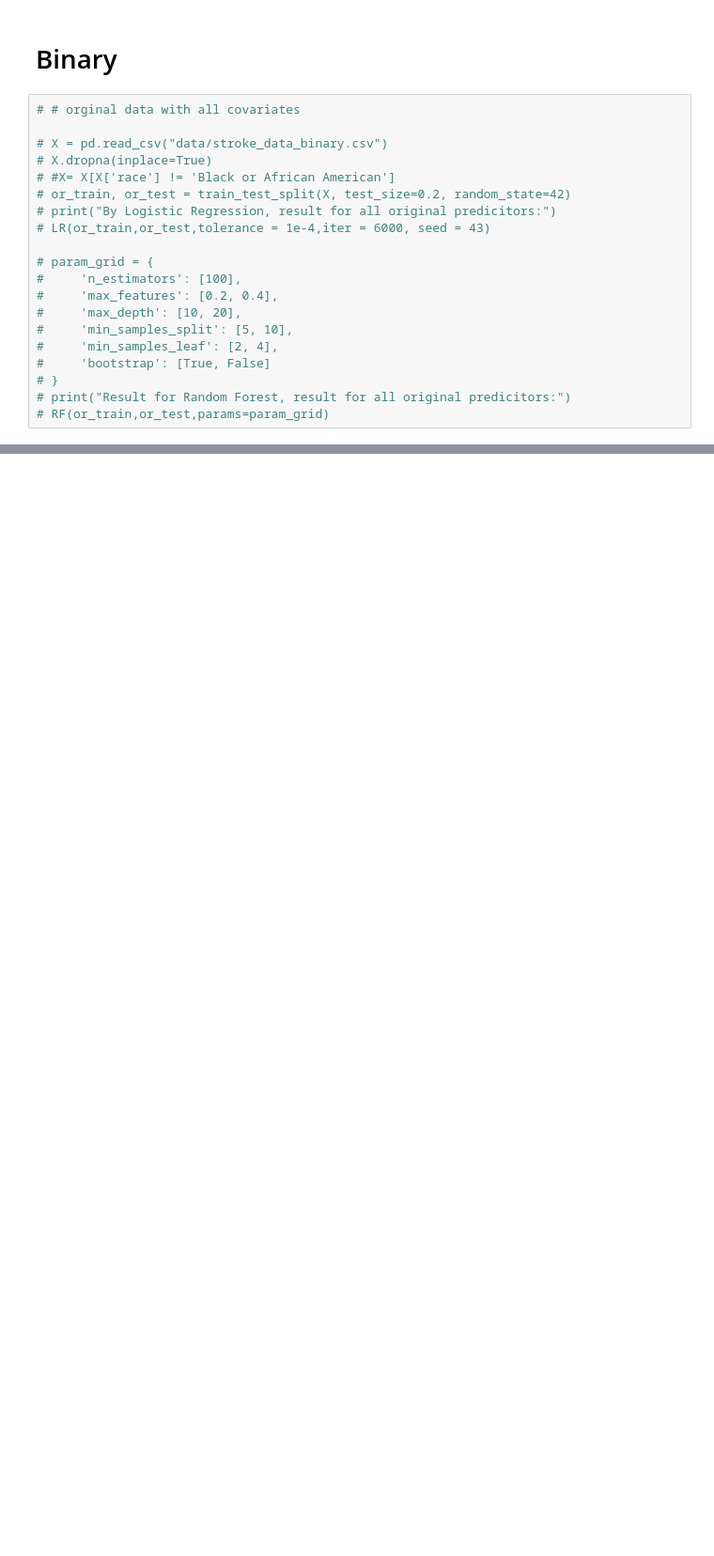
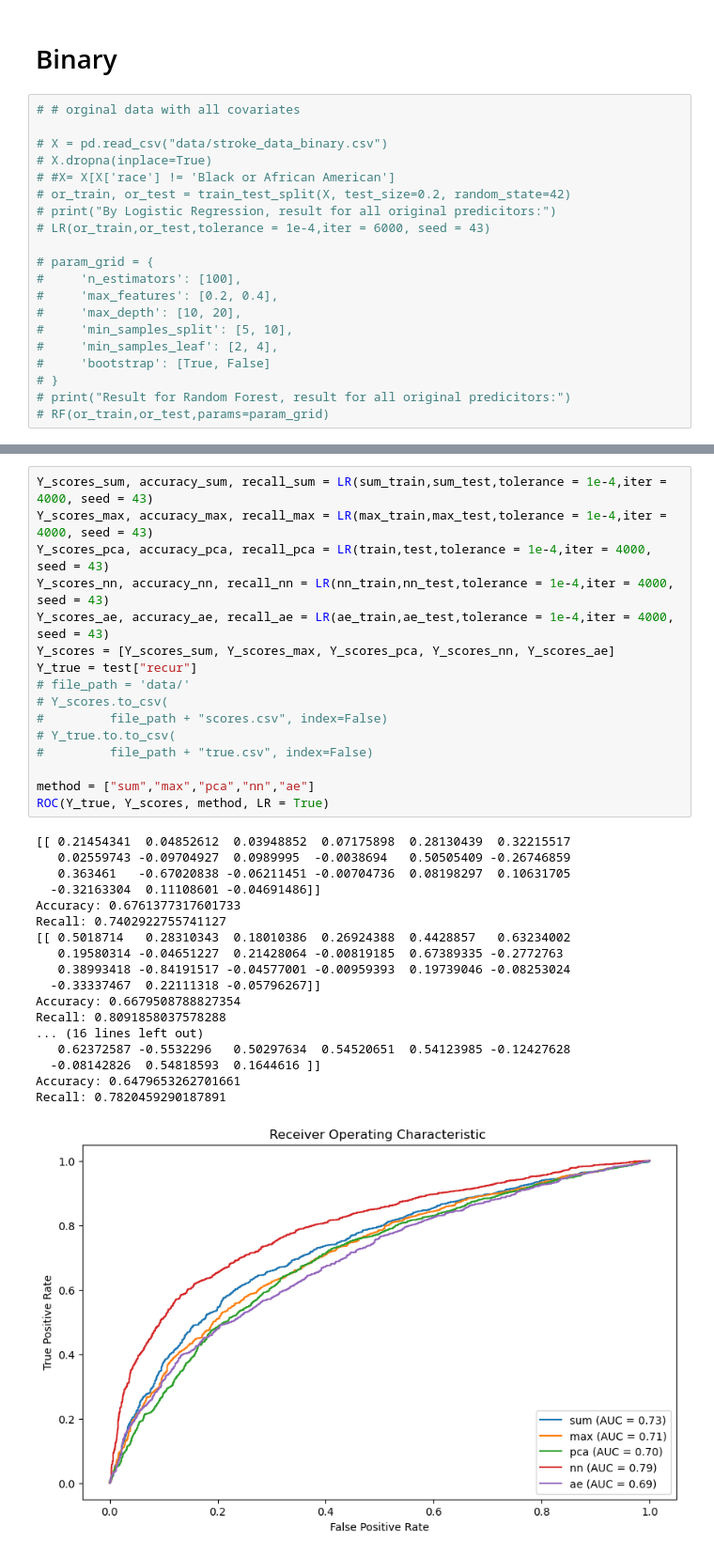
Before and after one commit to yangmeng96/sna, a Jupyter notebook: run_clf.ipynb, the cells around one changed output, grey strips where cells are left out. Shown at 94% size. Saved outputs shown, nothing was run; the diff lists cells and outputs as text; blank space fills up the shorter version.

```diff
--- a/run_clf.ipynb
+++ b/run_clf.ipynb
@@ -158,3 +181,38 @@ Recall: 0.6977186311787072
+# %%
+Y_scores_sum, accuracy_sum, recall_sum = LR(sum_train,sum_test,tolerance = 1e-4,iter = 4000, seed = 43)
+Y_scores_max, accuracy_max, recall_max = LR(max_train,max_test,tolerance = 1e-4,iter = 4000, seed = 43)
+Y_scores_pca, accuracy_pca, recall_pca = LR(train,test,tolerance = 1e-4,iter = 4000, seed = 43)
+Y_scores_nn, accuracy_nn, recall_nn = LR(nn_train,nn_test,tolerance = 1e-4,iter = 4000, seed = 43)
+Y_scores_ae, accuracy_ae, recall_ae = LR(ae_train,ae_test,tolerance = 1e-4,iter = 4000, seed = 43)
+Y_scores = [Y_scores_sum, Y_scores_max, Y_scores_pca, Y_scores_nn, Y_scores_ae]
+Y_true = test["recur"]
+# file_path = 'data/'
+# Y_scores.to_csv(
+#         file_path + "scores.csv", index=False)
+# Y_true.to.to_csv(
+#         file_path + "true.csv", index=False)
+
+method = ["sum","max","pca","nn","ae"]
+ROC(Y_true, Y_scores, method, LR = True)
+# %% [output]
+[[ 0.21454341  0.04852612  0.03948852  0.07175898  0.28130439  0.32215517
+   0.02559743 -0.09704927  0.0989995  -0.0038694   0.50505409 -0.26746859
+   0.363461   -0.67020838 -0.06211451 -0.00704736  0.08198297  0.10631705
+  -0.32163304  0.11108601 -0.04691486]]
+Accuracy: 0.6761377317601733
+Recall: 0.7402922755741127
+[[ 0.5018714   0.28310343  0.18010386  0.26924388  0.4428857   0.63234002
+   0.19580314 -0.04651227  0.21428064 -0.00819185  0.67389335 -0.2772763
+   0.38993418 -0.84191517 -0.04577001 -0.00959393  0.19739046 -0.08253024
+  -0.33337467  0.22111318 -0.05796267]]
+Accuracy: 0.6679508788827354
+Recall: 0.8091858037578288
+... (16 lines left out)
+   0.62372587 -0.5532296   0.50297634  0.54520651  0.54123985 -0.12427628
+  -0.08142826  0.54818593  0.1644616 ]]
+Accuracy: 0.6479653262701661
+Recall: 0.7820459290187891
+[figure, added]
 # %%
 # Random Forest
 # We select several comorbidities and demographics as the predictors.
```
Also changed, not shown: parts of 3 cells of this notebook, 2 other files.
